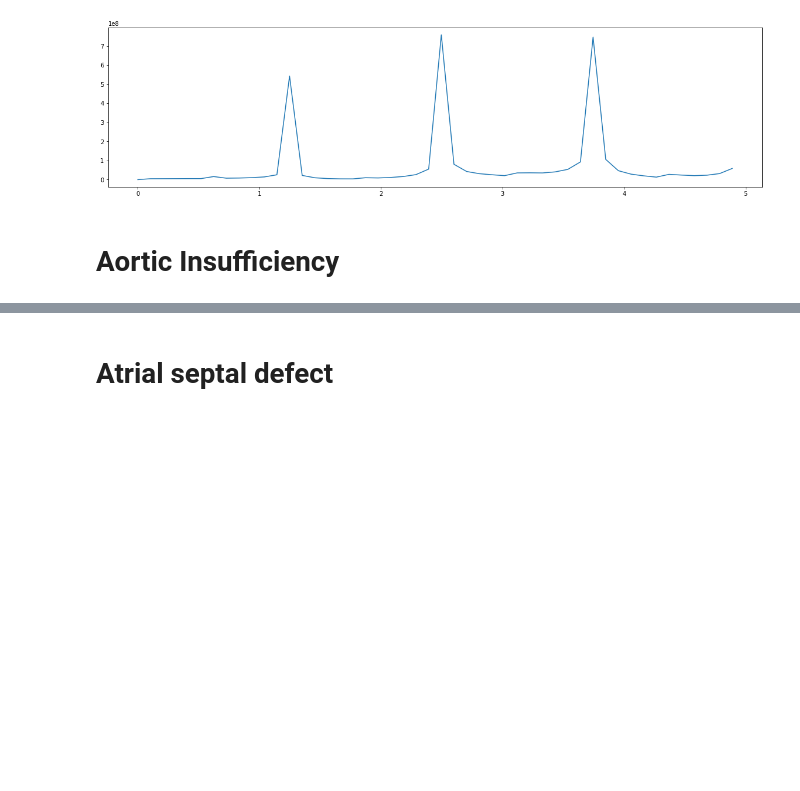
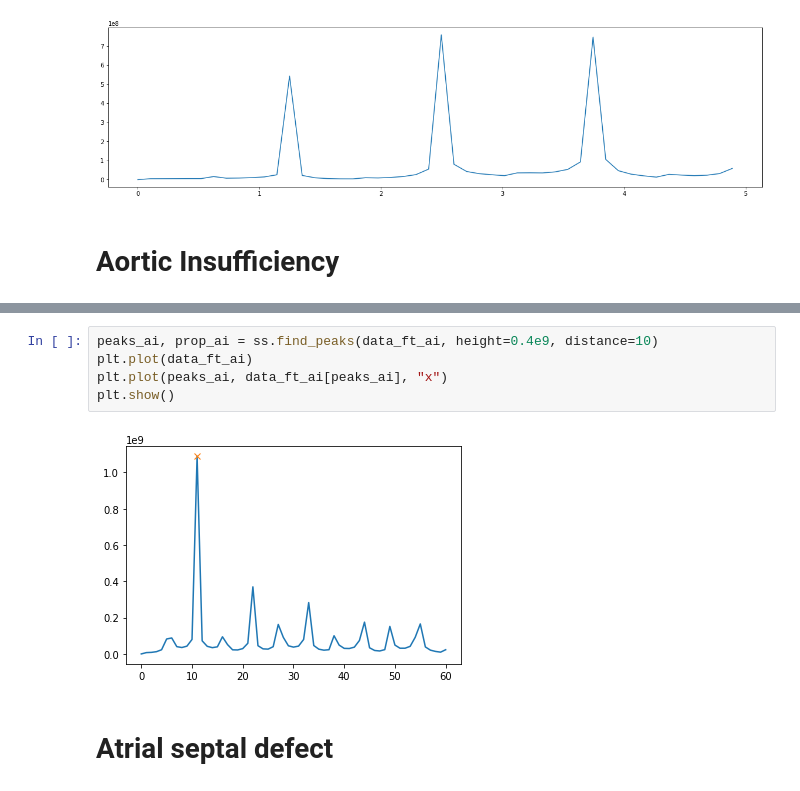
Before and after one commit to jayanthc/cadence, a Jupyter notebook: eda2.ipynb, the cells around one changed output, grey strips where cells are left out. Drawn from its saved outputs; the diff is of its cells as text; blank space fills up the shorter version.

```diff
--- a/eda2.ipynb
+++ b/eda2.ipynb
@@ -184,3 +214,10 @@ float64
+# %%
+peaks_ai, prop_ai = ss.find_peaks(data_ft_ai, height=0.4e9, distance=10)
+plt.plot(data_ft_ai)
+plt.plot(peaks_ai, data_ft_ai[peaks_ai], "x")
+plt.show()
+# %% [output]
+[figure, added]
 # %% [markdown]
 # Atrial septal defect
 # %%
```
Also changed, not shown: parts of 9 cells of this notebook.
